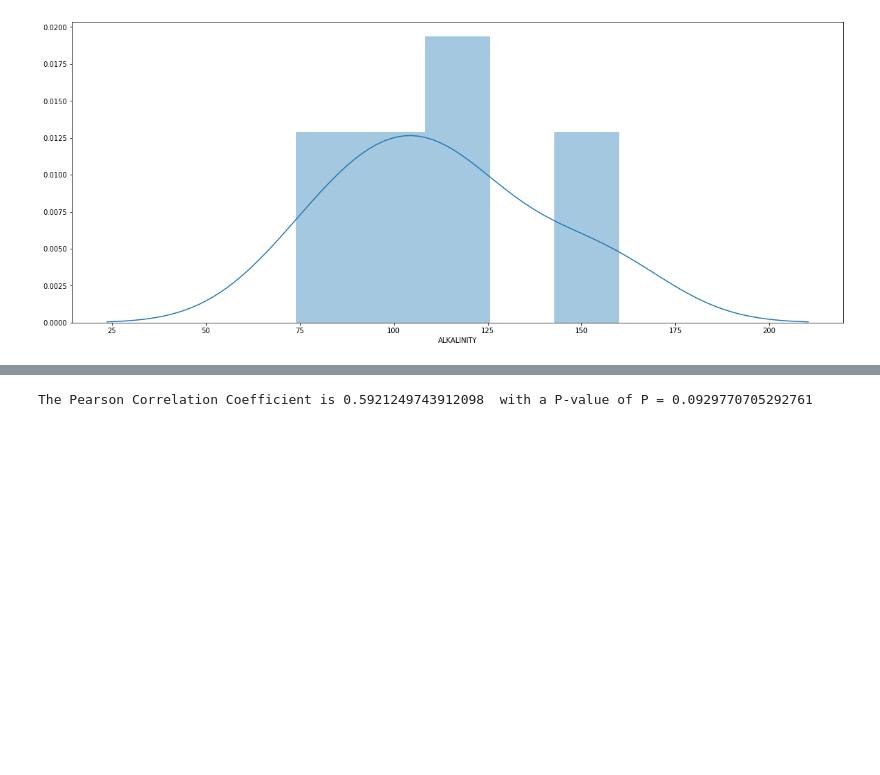
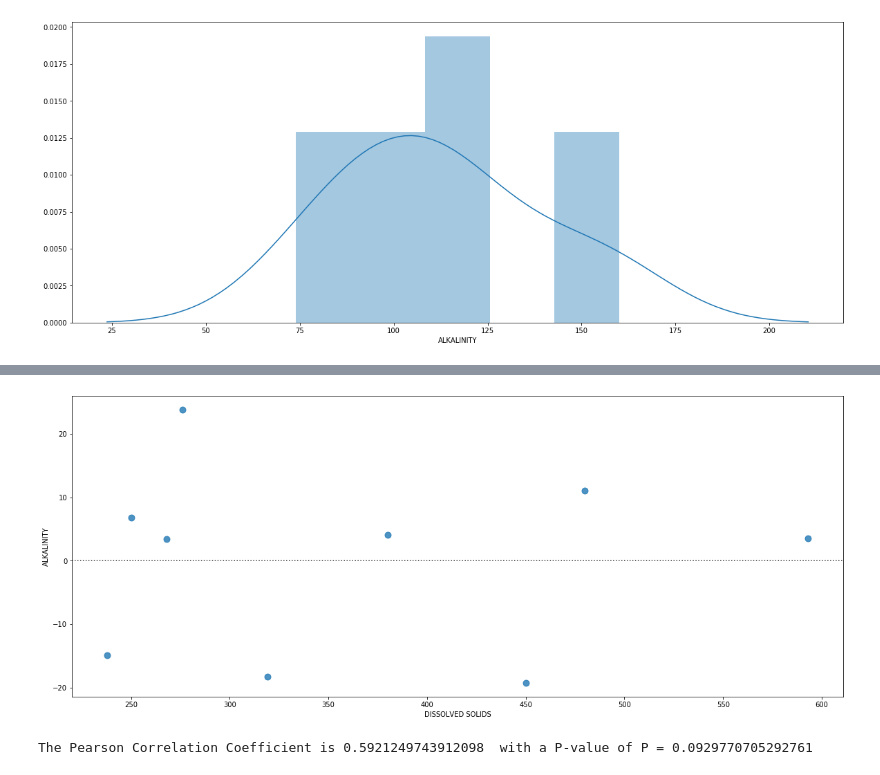
Before and after one commit to bonnerjf33/TS_Data_Web_App, a Jupyter notebook: TS_Web_Data_2.ipynb, the cells around one changed output, grey strips where cells are left out. Drawn from its saved outputs; the diff is of its cells as text; code cells hidden in the pictures; blank space fills up the shorter version.

```diff
--- a/TS_Web_Data_2.ipynb
+++ b/TS_Web_Data_2.ipynb
@@ -354,3 +354,10 @@ The Pearson Correlation Coefficient is 0.848720546095548  with a P-value of P =
+# %%
+width = 20
+height = 8
+plt.figure(figsize=(width, height))
+sns.residplot(x="DISSOLVED SOLIDS", y="ALKALINITY", data=df_comb_concat,scatter_kws={"s": 80});
+# %% [output]
+[figure, added]
 # %%
 width = 20
 height = 8
```
Also changed, not shown: parts of 1 cell of this notebook, 2 other files.
